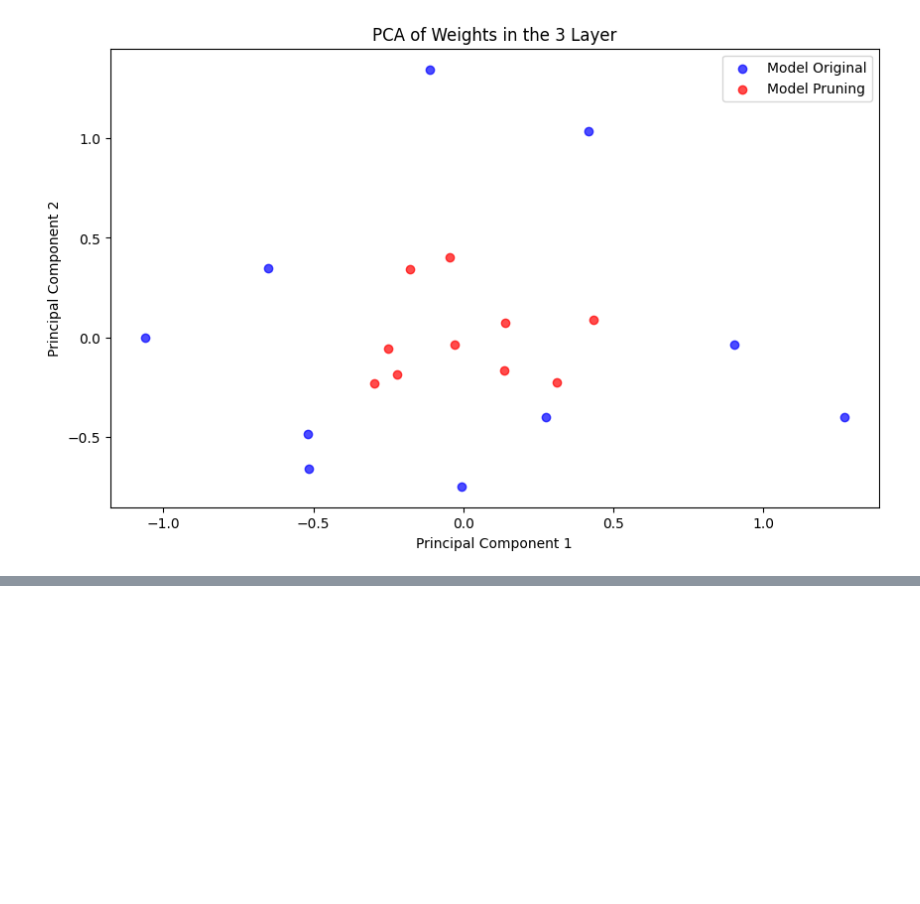
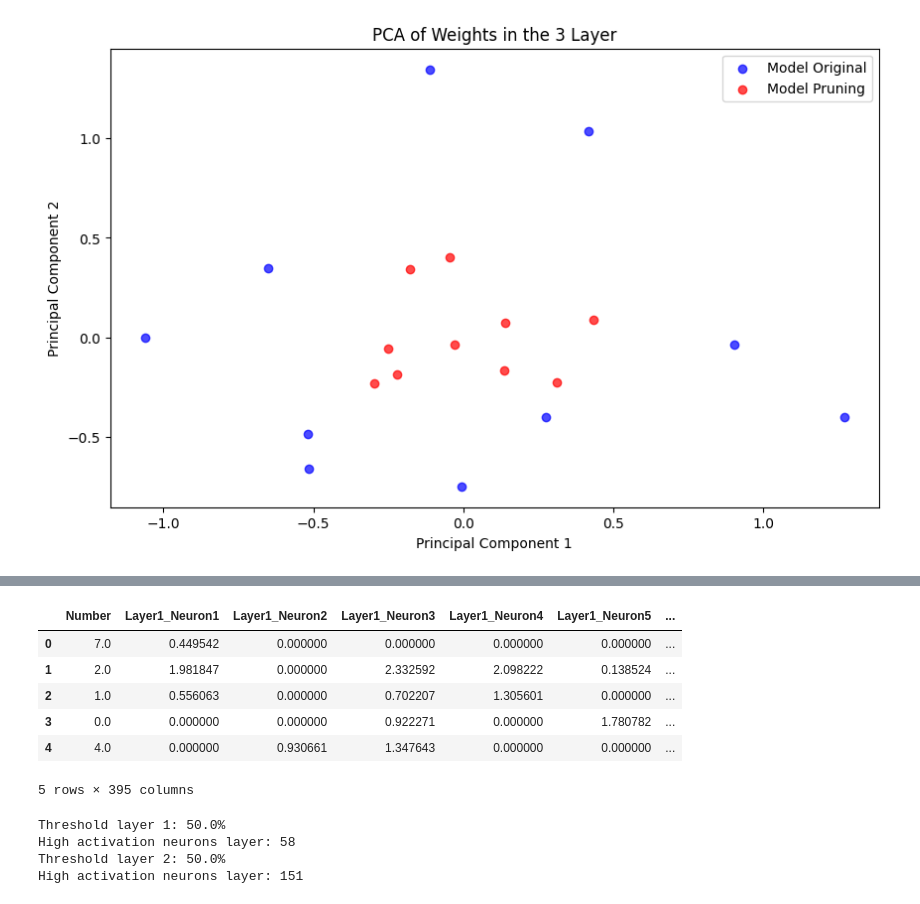
Before and after one commit to miguel-kjh/ExAI, a Jupyter notebook: experiments/neuronal_plasticity.ipynb, the cells around one changed output, grey strips where cells are left out. Saved outputs shown, nothing was run; the diff lists cells and outputs as text; code cells hidden in the pictures; blank space fills up the shorter version.

```diff
--- a/experiments/neuronal_plasticity.ipynb
+++ b/experiments/neuronal_plasticity.ipynb
@@ -390,0 +453,11 @@ plot_pca(weights_mnist, weights_plasticy, 2)
+# %%
+df = pd.read_csv("activations/activations_minist_model.csv")
+df.head()
+# %% [output]
+|  | Number | Layer1_Neuron1 | Layer1_Neuron2 | Layer1_Neuron3 | Layer1_Neuron4 | Layer1_Neuron5 | ... |
+| 0 | 7.0 | 0.449542 | 0.000000 | 0.000000 | 0.000000 | 0.000000 | ... |
+| 1 | 2.0 | 1.981847 | 0.000000 | 2.332592 | 2.098222 | 0.138524 | ... |
+| 2 | 1.0 | 0.556063 | 0.000000 | 0.702207 | 1.305601 | 0.000000 | ... |
+| 3 | 0.0 | 0.000000 | 0.000000 | 0.922271 | 0.000000 | 1.780782 | ... |
+| 4 | 4.0 | 0.000000 | 0.930661 | 1.347643 | 0.000000 | 0.000000 | ... |
+5 rows × 395 columns
@@ -390,0 +498,18 @@ plot_pca(weights_mnist, weights_plasticy, 2)
+# %%
+threshold_layer_1 = 0.5
+print(f'Threshold layer 1: {threshold_layer_1*100}%')
+
+mask_indices_layer_1 = find_low_activation_neurons_2(df_layer1, even_numbers, threshold=threshold_layer_1)
+print(f'High activation neurons layer: {128 - len(mask_indices_layer_1)}')
+
+threshold_layer_2 = threshold_layer_1
+print(f'Threshold layer 2: {threshold_layer_2*100}%')
+
+mask_indices_layer_2 = find_low_activation_neurons_2(df_layer2, even_numbers, threshold=threshold_layer_2)
+
+print(f'High activation neurons layer: {256 - len(mask_indices_layer_2)}')
+# %% [output]
+Threshold layer 1: 50.0%
+High activation neurons layer: 58
+Threshold layer 2: 50.0%
+High activation neurons layer: 151
```
Also changed, not shown: parts of 30 cells of this notebook, 4 other files.
